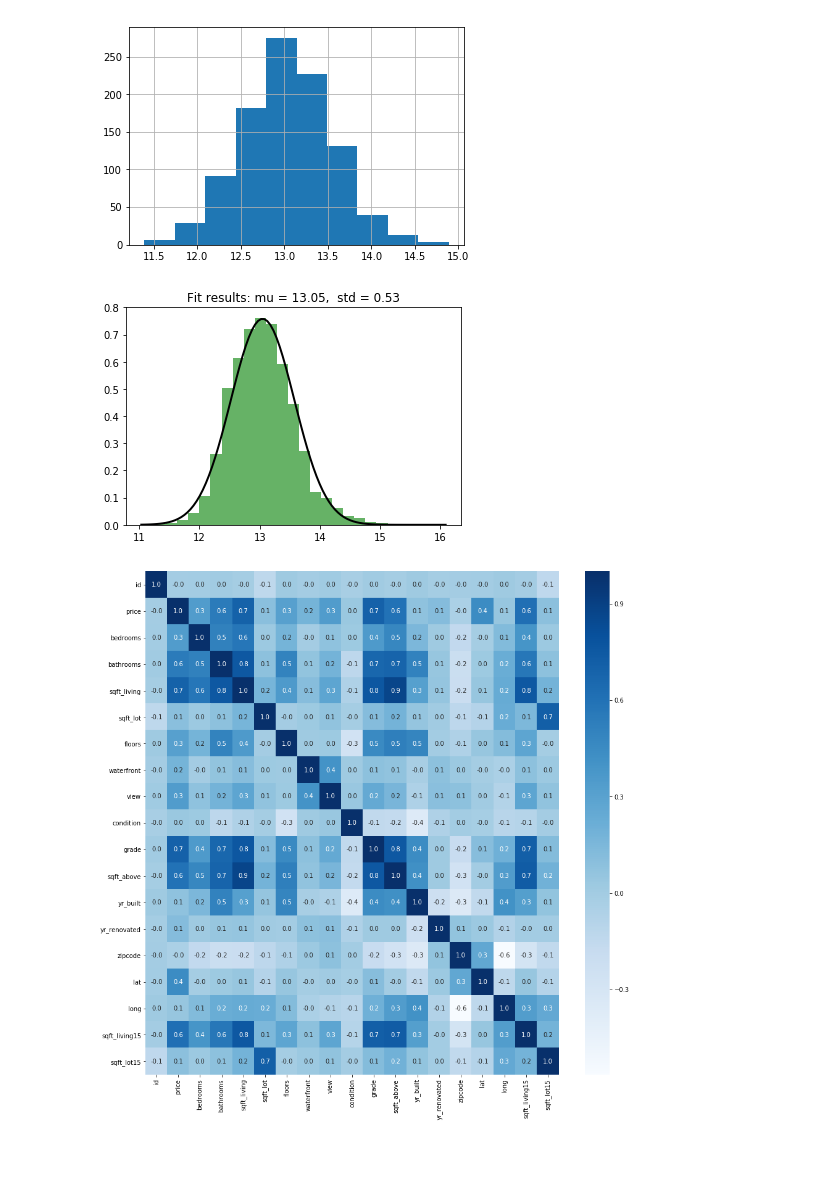
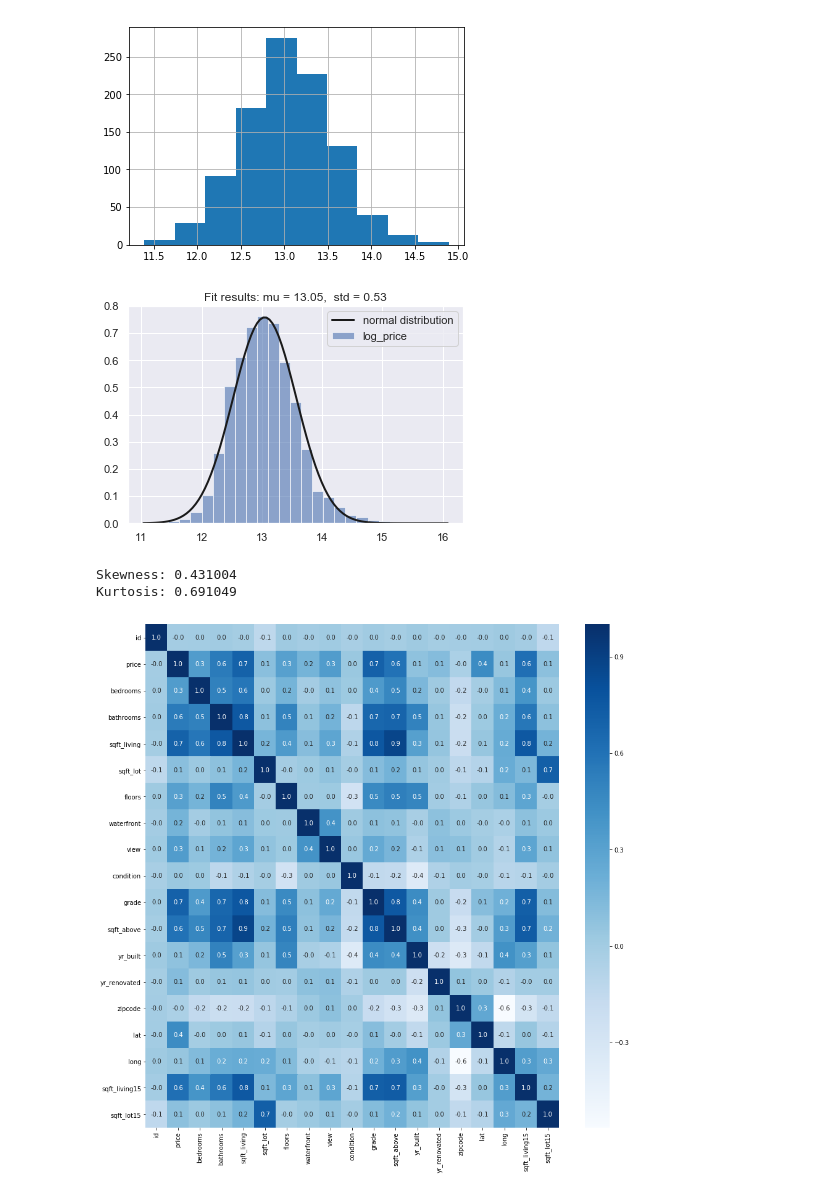
Before and after one commit to giorosati/dsc-1-final-project-online-ds-pt-100118, a Jupyter notebook: student.ipynb, the cells around one changed output. Drawn from its saved outputs; the diff is of its cells as text; code cells hidden in the pictures; blank space fills up the shorter version.

```diff
--- a/student.ipynb
+++ b/student.ipynb
@@ -290,18 +303,19 @@ pd.Series(normal(loc=μ, scale=σ, size=1000)).hist();
 # %% [output]
 [figure]
 # %%
-# from Eli's project
-# Plot the histogram.
-# plt.hist(log_price.price, bins=25, normed=True, alpha=0.6, color='g')  # normed has been deprecated
-plt.hist(log_price.price, bins=25, density=True, alpha=0.6, color='g')  # replaced normed with density
+# Plot a histogram of log_price with 25 bins
+plt.hist(log_price.price, bins=25, density=True, alpha=0.6, color='b', label='log_price')
 
 
-# Plot the PDF.
+# Plot the PDF (Probability Density Function) for
 xmin, xmax = plt.xlim()
-x = np.linspace(xmin, xmax, 100)
-p = norm.pdf(x, μ, σ)
-plt.plot(x, p, 'k', linewidth=2);
+x = np.linspace(xmin, xmax, 100) # x is 100 values between min and max
+p = norm.pdf(x, μ, σ) # create a normal distribution of values
+plt.plot(x, p, 'k', linewidth=2, label='normal distribution') # plot the PDF
+
+plt.legend()
+
 title = "Fit results: mu = {:.2f},  std = {:.2f}".format(μ, σ)
 plt.title(title);
 # %% [output]
-[figure, old version]
+[figure, new version]
@@ -308 +324,8 @@ plt.title(title);
+# %%
+#Look at log_price curve characteristics: skewness and kurtosis
+print("Skewness: %f" % log_price.price.skew())
+print("Kurtosis: %f" % log_price.price.kurt())
+# %% [output]
+Skewness: 0.431004
+Kurtosis: 0.691049
 # %%
```
Also changed, not shown: parts of 47 cells of this notebook.
